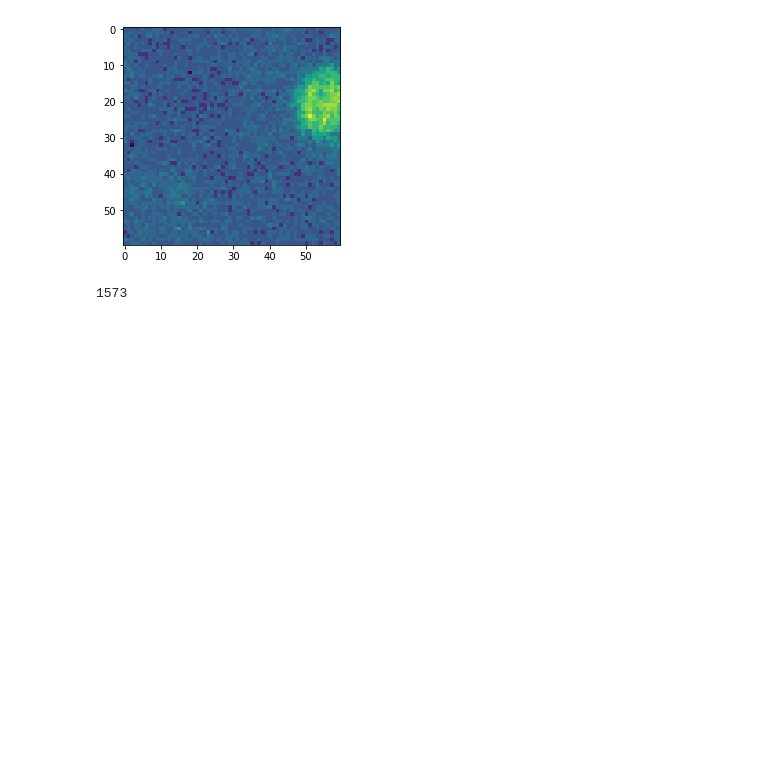
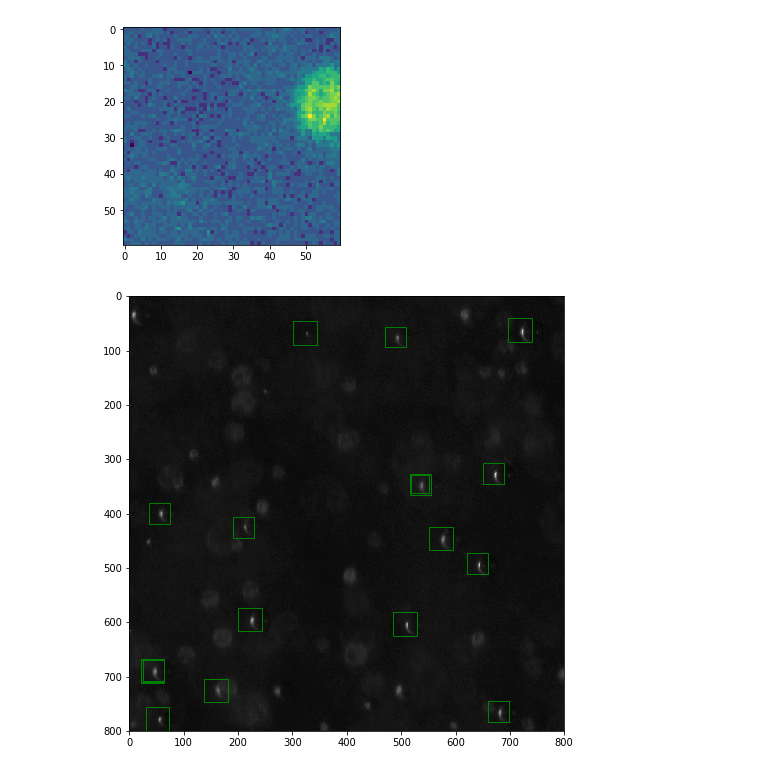
Before and after one commit to zazizizou/gradient_ansatz, a Jupyter notebook: radius_calibration.ipynb, the cells around one changed output. Saved outputs shown, nothing was run; the diff lists cells and outputs as text; code cells hidden in the pictures; blank space fills up the shorter version.

Commit message:
added cnn classifier from ring_ansatz

```diff
--- a/radius_calibration.ipynb
+++ b/radius_calibration.ipynb
@@ -397,7 +397,28 @@ plt.imshow(subimg)
 # %% [output]
 <matplotlib.image.AxesImage at 0x...>
 [figure]
-# %%
-red_bubble_one
-# %% [output]
-1573
+# %%
+img1 = cim[0]
+# %%
+pred_lb = detec_bubble(img1,
+                       lambda x: x*1.7,
+                       threshold_abs=50,
+                       min_distance = 10,
+                       classifier="cnn",
+                       bubble_type="Rectangle",
+                       signal_len=10)
+# %%
+fig1 = plt.figure(figsize=(8,8))
+ax1 = fig1.add_subplot(111, aspect='equal')
+plt.imshow(img1, cmap="gray")
+
+for pr in pred_lb:
+            ax1.add_patch(
+                        patches.Rectangle(
+                            (pr.xmin, pr.ymin),
+                            pr.width,
+                            pr.height,
+                            fill=False,
+                            color="green"))
+# %% [output]
+[figure, added]
```
Also changed, not shown: parts of 5 cells of this notebook, 4 other files.
